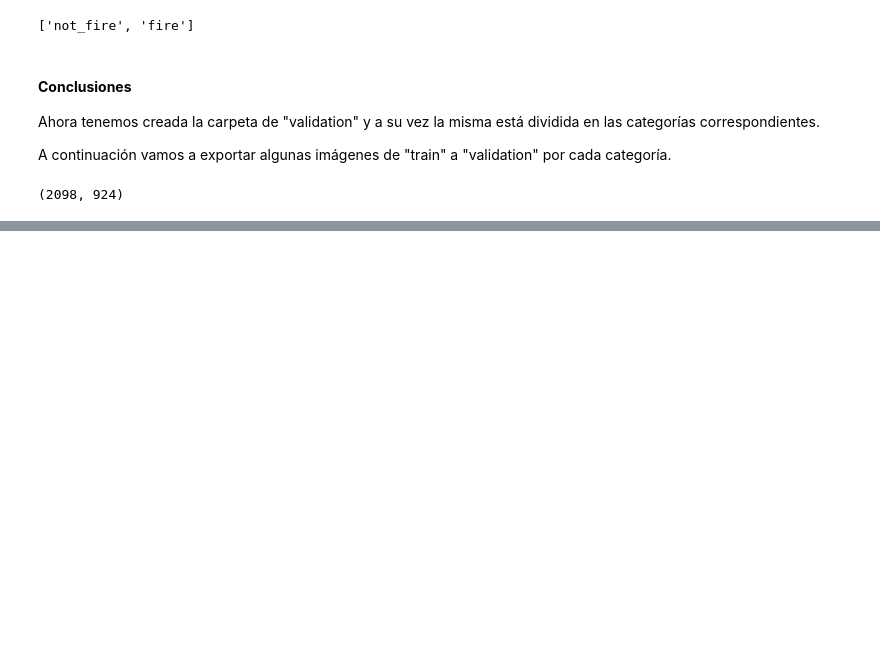
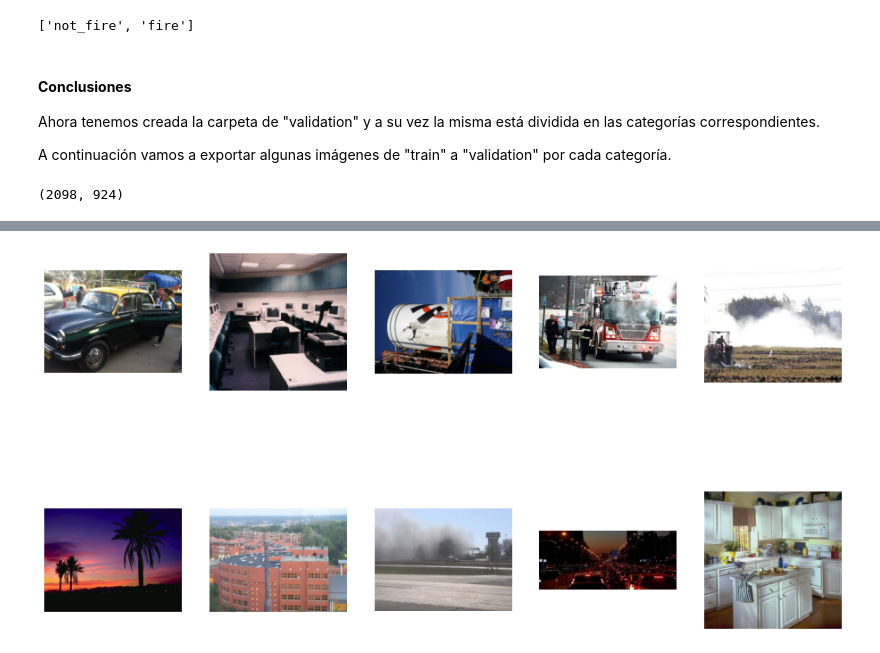
Before and after one commit to eotorresmolina/analytics_python_project, a Jupyter notebook: whats_burning.ipynb, the cells around one changed output, grey strips where cells are left out. Saved outputs shown, nothing was run; the diff lists cells and outputs as text; code cells hidden in the pictures; blank space fills up the shorter version.

```diff
--- a/whats_burning.ipynb
+++ b/whats_burning.ipynb
@@ -132,0 +170,14 @@ for img in validation_fire_imgs:
+# %%
+# Visualizar las primeras 10 imágenes de la categoría "not_fire" de la
+# carpeta de "train".
+fig2 = plt.figure(figsize=(16, 9))
+
+for i in range(10):
+  ax =fig2.add_subplot(2, 5, i+1)
+  ax.axis('off')
+  img = mpimg.imread(train_notfire_img[i])
+  plt.imshow(img)
+
+plt.show()
+# %% [output]
+[figure, added]
```
Also changed, not shown: parts of 10 cells of this notebook.
